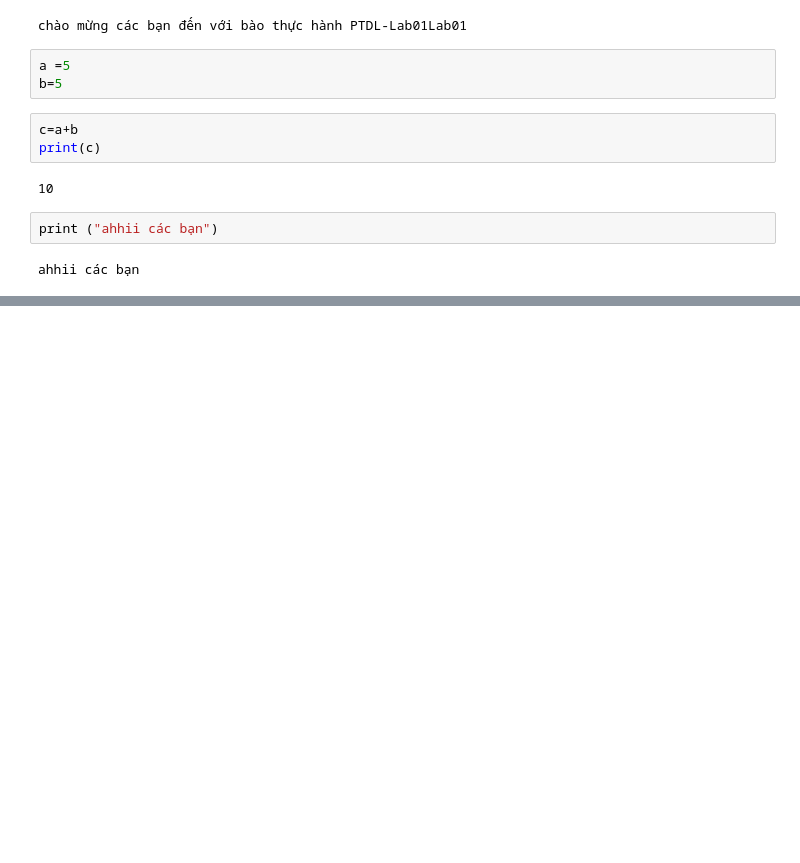
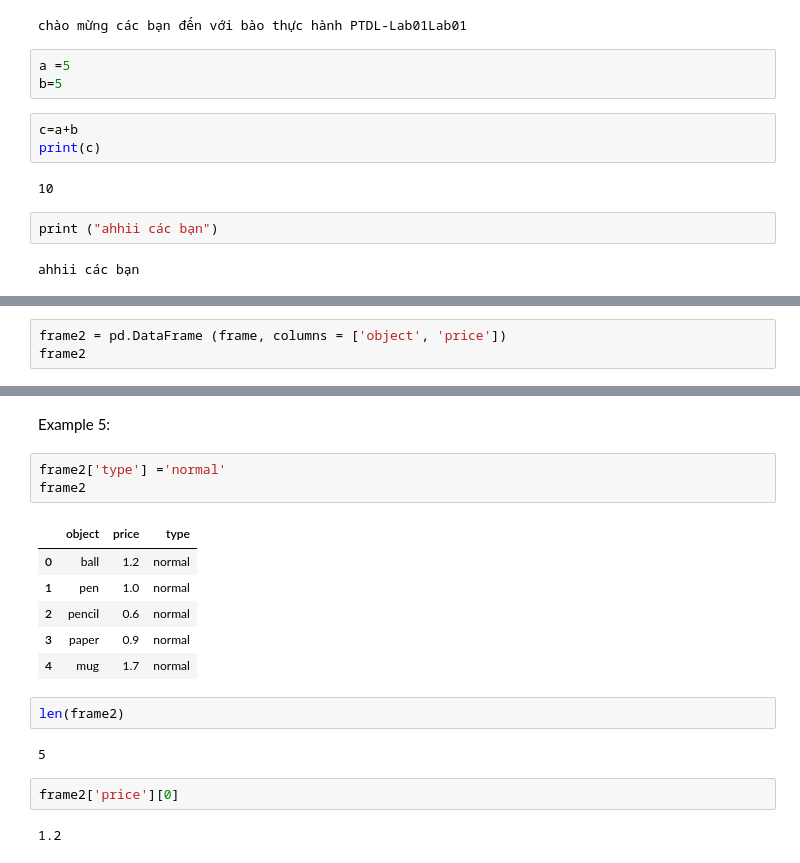
Before and after one commit to quangkhai4078/phantichdulieu, a Jupyter notebook: Lab01.ipynb, the cells around one changed output, grey strips where cells are left out. Saved outputs shown, nothing was run; the diff lists cells and outputs as text; blank space fills up the shorter version.

```diff
--- a/Lab01.ipynb
+++ b/Lab01.ipynb
@@ -18,0 +107,3 @@ ahhii các bạn
+# %%
+frame2 = pd.DataFrame (frame, columns = ['object', 'price'])
+frame2
@@ -18,0 +117,20 @@ ahhii các bạn
+# %% [markdown]
+Example 5:
+# %%
+frame2['type'] ='normal'
+frame2
+# %% [output]
+|  | object | price | type |
+| 0 | ball | 1.2 | normal |
+| 1 | pen | 1.0 | normal |
+| 2 | pencil | 0.6 | normal |
+| 3 | paper | 0.9 | normal |
+| 4 | mug | 1.7 | normal |
+# %%
+len(frame2)
+# %% [output]
+5
+# %%
+frame2['price'][0]
+# %% [output]
+1.2
```
Also changed, not shown: parts of 19 cells of this notebook.
